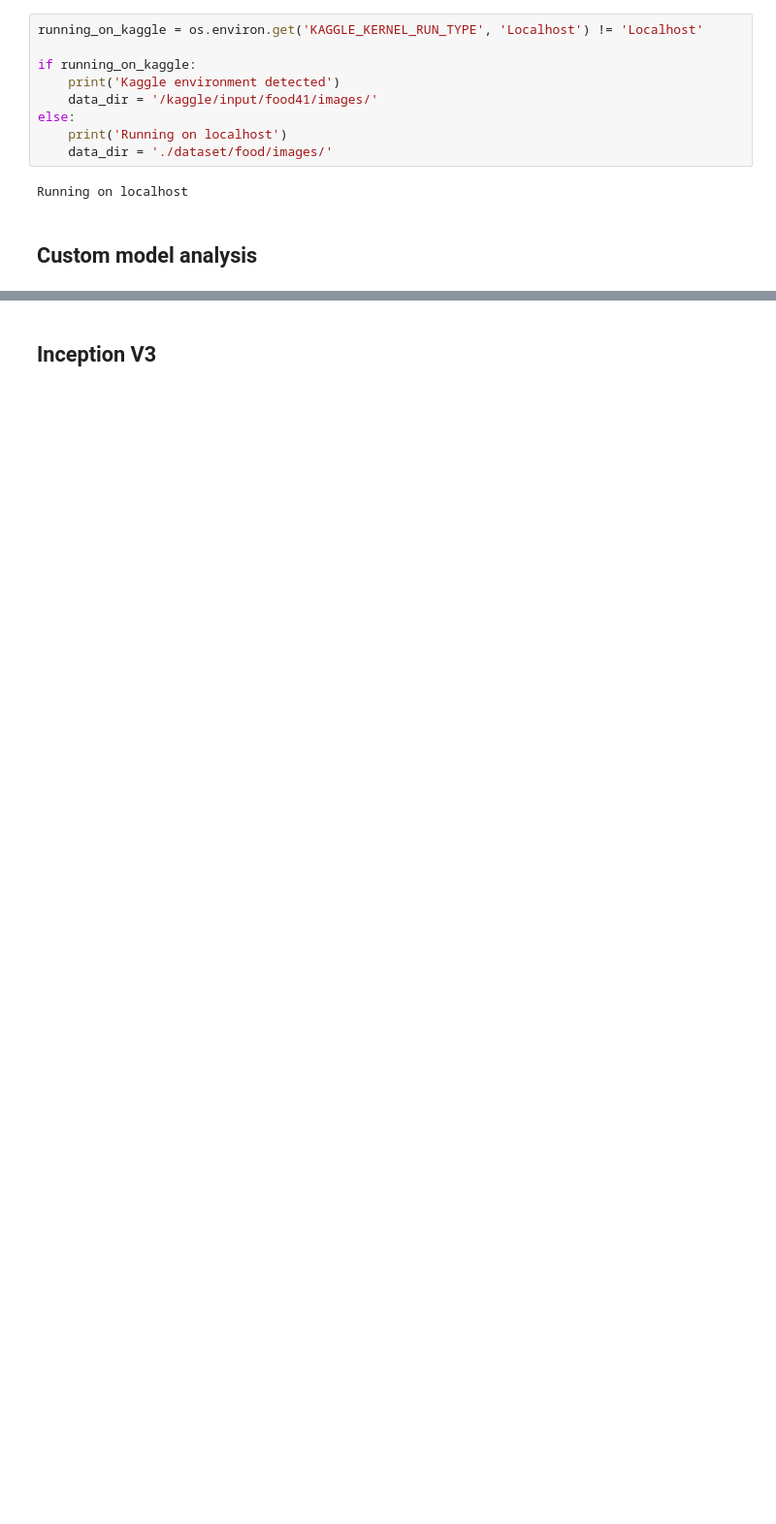
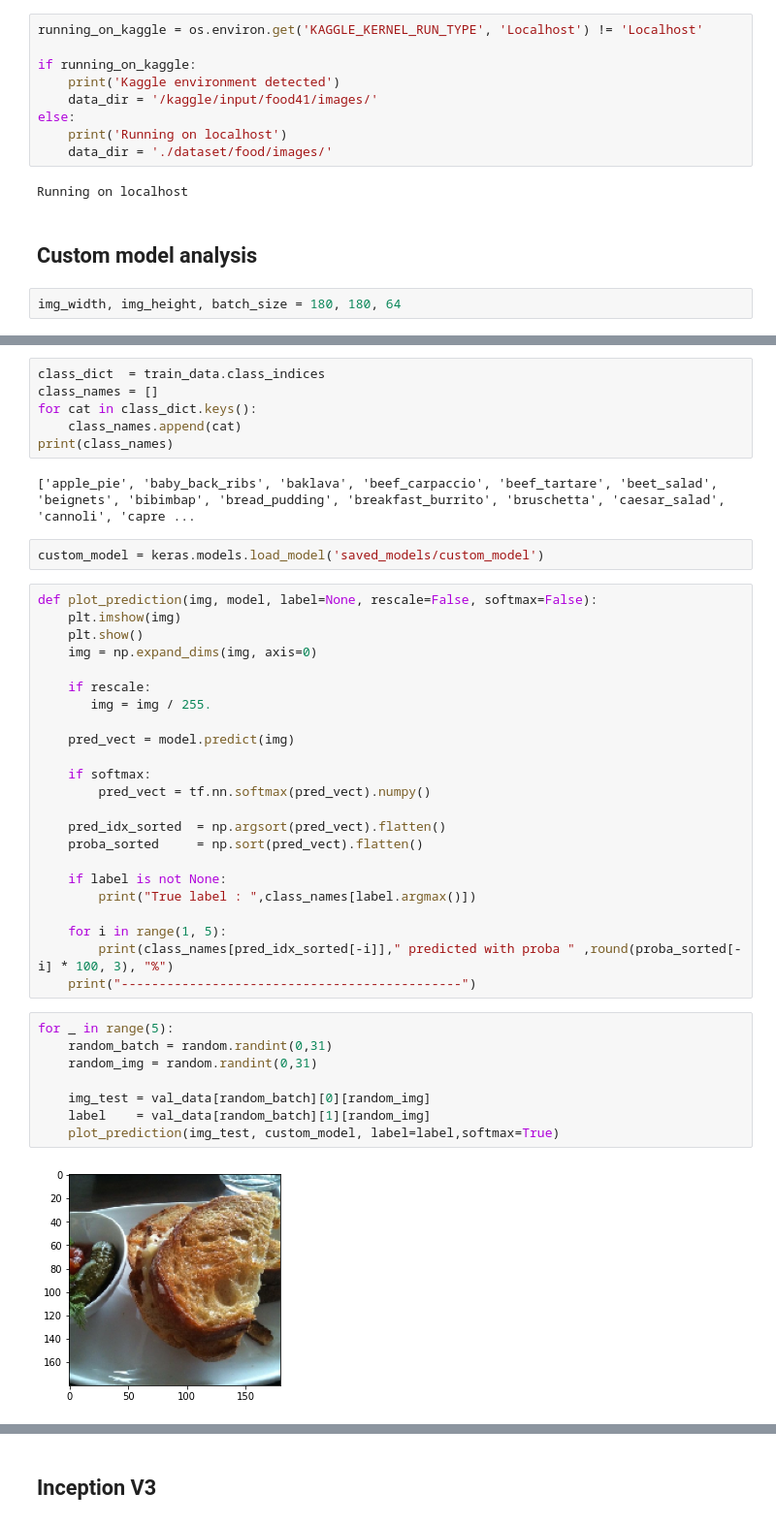
Before and after one commit to hrialan/applied-deep-learning-project, a Jupyter notebook: results_analysis.ipynb, the cells around one changed output, grey strips where cells are left out. Shown at 97% size. Drawn from its saved outputs; the diff is of its cells as text; blank space fills up the shorter version.

Commit message:
result analysis for custom and inception

```diff
--- a/results_analysis.ipynb
+++ b/results_analysis.ipynb
@@ -23,3 +25,5 @@ else:
 Running on localhost
 # %% [markdown]
 ## Custom model analysis
+# %%
+img_width, img_height, batch_size = 180, 180, 64
@@ -25,0 +59,43 @@ Running on localhost
+# %%
+class_dict  = train_data.class_indices
+class_names = []
+for cat in class_dict.keys():
+    class_names.append(cat)
+print(class_names)
+# %% [output]
+['apple_pie', 'baby_back_ribs', 'baklava', 'beef_carpaccio', 'beef_tartare', 'beet_salad', 'beignets', 'bibimbap', 'bread_pudding', 'breakfast_burrito', 'bruschetta', 'caesar_salad', 'cannoli', 'capre ...
+# %%
+custom_model = keras.models.load_model('saved_models/custom_model')
+# %%
+def plot_prediction(img, model, label=None, rescale=False, softmax=False):
+    plt.imshow(img)
+    plt.show()
+    img = np.expand_dims(img, axis=0)
+
+    if rescale:
+       img = img / 255.
+
+    pred_vect = model.predict(img)
+
+    if softmax:
+        pred_vect = tf.nn.softmax(pred_vect).numpy()
+
+    pred_idx_sorted  = np.argsort(pred_vect).flatten()
+    proba_sorted     = np.sort(pred_vect).flatten()
+
+    if label is not None:
+        print("True label : ",class_names[label.argmax()])
+
+    for i in range(1, 5):
+        print(class_names[pred_idx_sorted[-i]]," predicted with proba " ,round(proba_sorted[-i] * 100, 3), "%")
+    print("---------------------------------------------")
+# %%
+for _ in range(5):
+    random_batch = random.randint(0,31)
+    random_img = random.randint(0,31)
+
+    img_test = val_data[random_batch][0][random_img]
+    label    = val_data[random_batch][1][random_img]
+    plot_prediction(img_test, custom_model, label=label,softmax=True)
+# %% [output]
+[figure, added]
```
Also changed, not shown: parts of 12 cells of this notebook.
